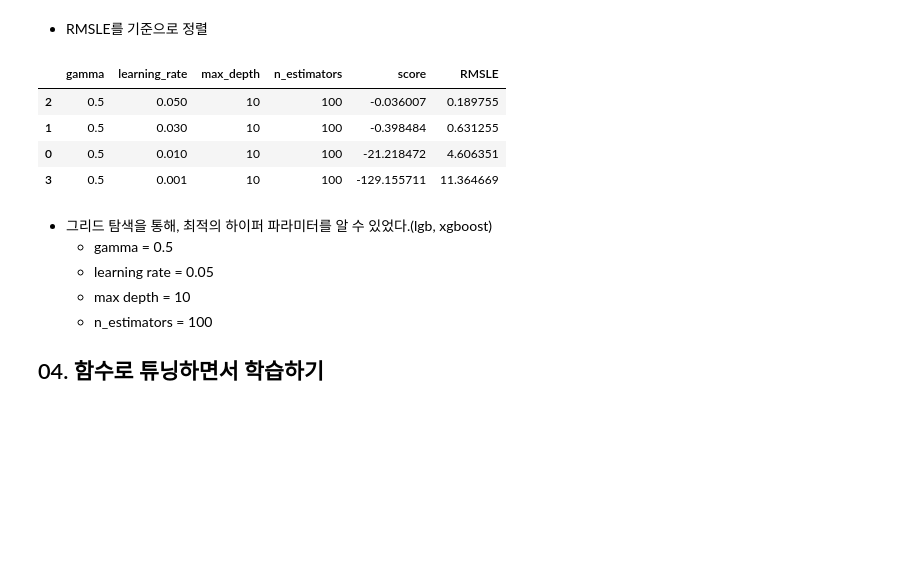
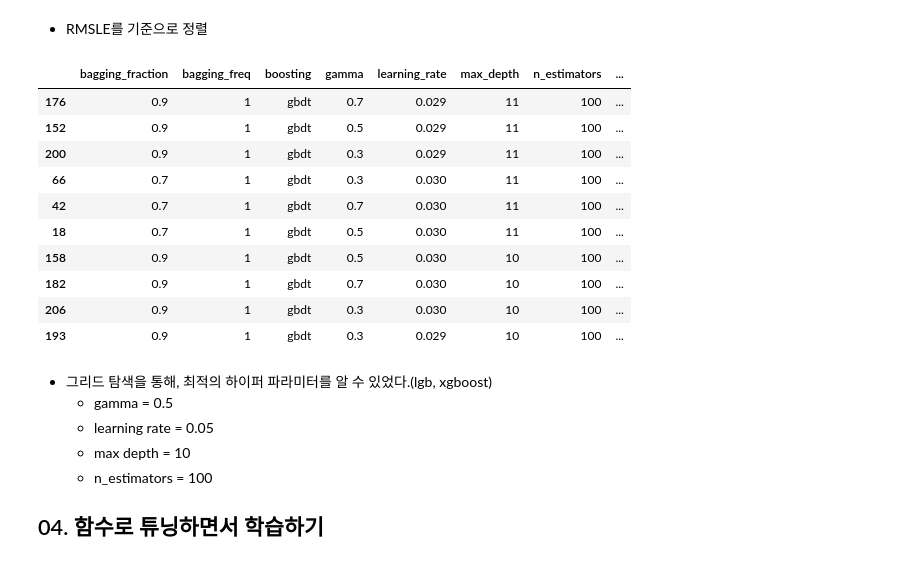
Before and after one commit to miinkang/AI_Project_AIFFEL, a Jupyter notebook: [E-09]my_1st_kaggle_competition.ipynb, the cells around one changed output. Drawn from its saved outputs; the diff is of its cells as text; code cells hidden in the pictures; blank space fills up the shorter version.

```diff
--- a/[E-09]my_1st_kaggle_competition.ipynb
+++ b/[E-09]my_1st_kaggle_competition.ipynb
@@ -51,7 +51,7 @@ train.head()
 # %% [markdown]
 - date 문자열 전처리
 # %%
-train['date'] = train['date'].apply(lambda i: i[:6]).astype(int)  # int로 변경
+train['date'] = train['date'].apply(lambda i: i[2:6]).astype(int)  # int로 변경
 train.head()
 # %% [output]
 |  | id | date | price | bedrooms | bathrooms | sqft_living | sqft_lot | floors | waterfront | view | ... |
@@ -266,16 +311,19 @@ from sklearn.model_selection import GridSearchCV
 
 param_grid = {
     'n_estimators': [100],
-    'max_depth': [10],
-    'gamma': [0.5],
-    'learning_rate': [0.01, 0.03, 0.05, 0.001]
-
-
-
+    'max_depth': [10, 11],
+    'gamma': [0.5, 0.7, 0.3],
+    'learning_rate': [0.029, 0.03],
+    'boosting':["gbdt"],
+    'num_iteration': [2500, 3000],
+    "num_leaves" :[18, 19, 20],
+    "objective" : ["regression"],
+    "bagging_freq":[1],
+    "bagging_fraction":[0.7, 0.8, 0.9]
 }
 # %%
-# model = LGBMRegressor(random_state=random_state)
-model = xgboost
+model = LGBMRegressor(random_state=random_state)
+# model = XGBRegressor(random_state=random_state)
 # %%
 grid_model = GridSearchCV(model, param_grid=param_grid, \
                         scoring='neg_mean_squared_error', \
@@ -376,13 +478,19 @@ results
 - RMSLE를 기준으로 정렬
 # %%
 results = results.sort_values('RMSLE')
-results
+results[:10]
 # %% [output]
-|  | gamma | learning_rate | max_depth | n_estimators | score | RMSLE |
-| 2 | 0.5 | 0.050 | 10 | 100 | -0.036007 | 0.189755 |
-| 1 | 0.5 | 0.030 | 10 | 100 | -0.398484 | 0.631255 |
-| 0 | 0.5 | 0.010 | 10 | 100 | -21.218472 | 4.606351 |
-| 3 | 0.5 | 0.001 | 10 | 100 | -129.155711 | 11.364669 |
+|  | bagging_fraction | bagging_freq | boosting | gamma | learning_rate | max_depth | n_estimators | ... |
+| 176 | 0.9 | 1 | gbdt | 0.7 | 0.029 | 11 | 100 | ... |
+| 152 | 0.9 | 1 | gbdt | 0.5 | 0.029 | 11 | 100 | ... |
+| 200 | 0.9 | 1 | gbdt | 0.3 | 0.029 | 11 | 100 | ... |
+| 66 | 0.7 | 1 | gbdt | 0.3 | 0.030 | 11 | 100 | ... |
+| 42 | 0.7 | 1 | gbdt | 0.7 | 0.030 | 11 | 100 | ... |
+| 18 | 0.7 | 1 | gbdt | 0.5 | 0.030 | 11 | 100 | ... |
+| 158 | 0.9 | 1 | gbdt | 0.5 | 0.030 | 10 | 100 | ... |
+| 182 | 0.9 | 1 | gbdt | 0.7 | 0.030 | 10 | 100 | ... |
+| 206 | 0.9 | 1 | gbdt | 0.3 | 0.030 | 10 | 100 | ... |
+| 193 | 0.9 | 1 | gbdt | 0.3 | 0.029 | 10 | 100 | ... |
 # %% [markdown]
 - 그리드 탐색을 통해, 최적의 하이퍼 파라미터를 알 수 있었다.(lgb, xgboost)
     - gamma = 0.5
```
Also changed, not shown: parts of 33 cells of this notebook.
